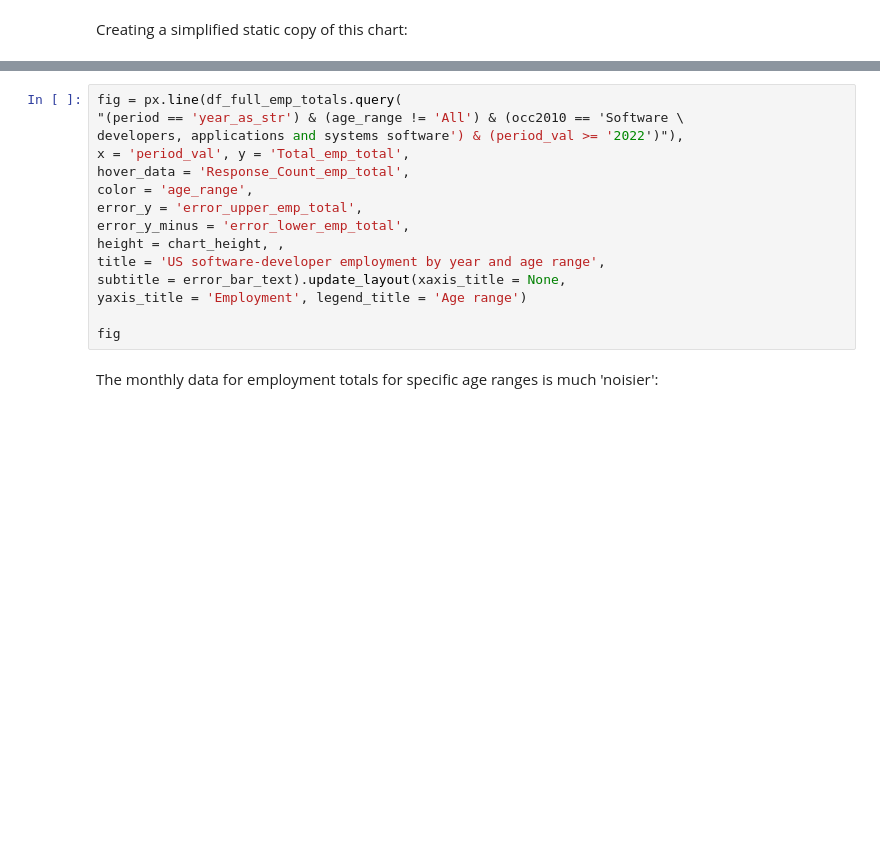
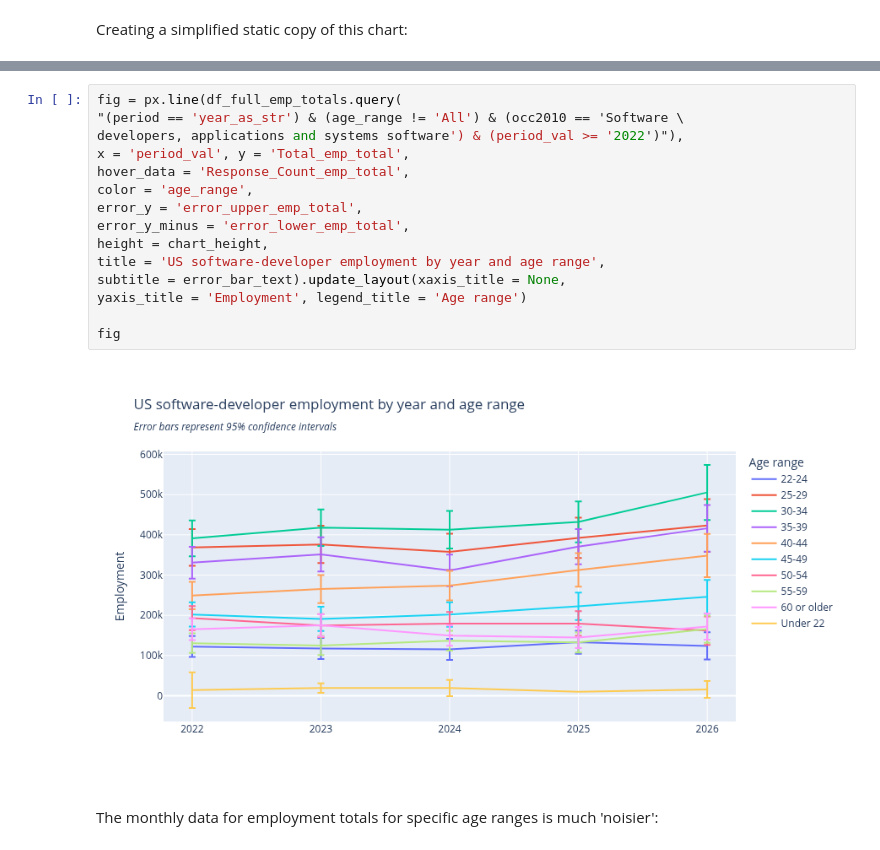
Before and after one commit to kburchfiel/employment_trends, a Jupyter notebook: employment_data_analyses.ipynb, the cells around one changed output, grey strips where cells are left out. Cells and saved outputs as stored; diff of their text form; blank space fills up the shorter version.

```diff
--- a/employment_data_analyses.ipynb
+++ b/employment_data_analyses.ipynb
@@ -326,18 +305,20 @@ yaxis_title = 'Employment', legend_title = 'Age range')
 # %%
 fig = px.line(df_full_emp_totals.query(
 "(period == 'year_as_str') & (age_range != 'All') & (occ2010 == 'Software \
 developers, applications and systems software') & (period_val >= '2022')"),
 x = 'period_val', y = 'Total_emp_total',
 hover_data = 'Response_Count_emp_total',
 color = 'age_range',
 error_y = 'error_upper_emp_total',
 error_y_minus = 'error_lower_emp_total',
-height = chart_height, ,
+height = chart_height,
 title = 'US software-developer employment by year and age range',
 subtitle = error_bar_text).update_layout(xaxis_title = None,
 yaxis_title = 'Employment', legend_title = 'Age range')
 
 fig
+# %% [output]
+[figure, added]
 # %% [markdown]
 The monthly data for employment totals for specific age ranges is much 'noisier':
 # %%
```
Also changed, not shown: parts of 20 cells of this notebook, 9 other files.
